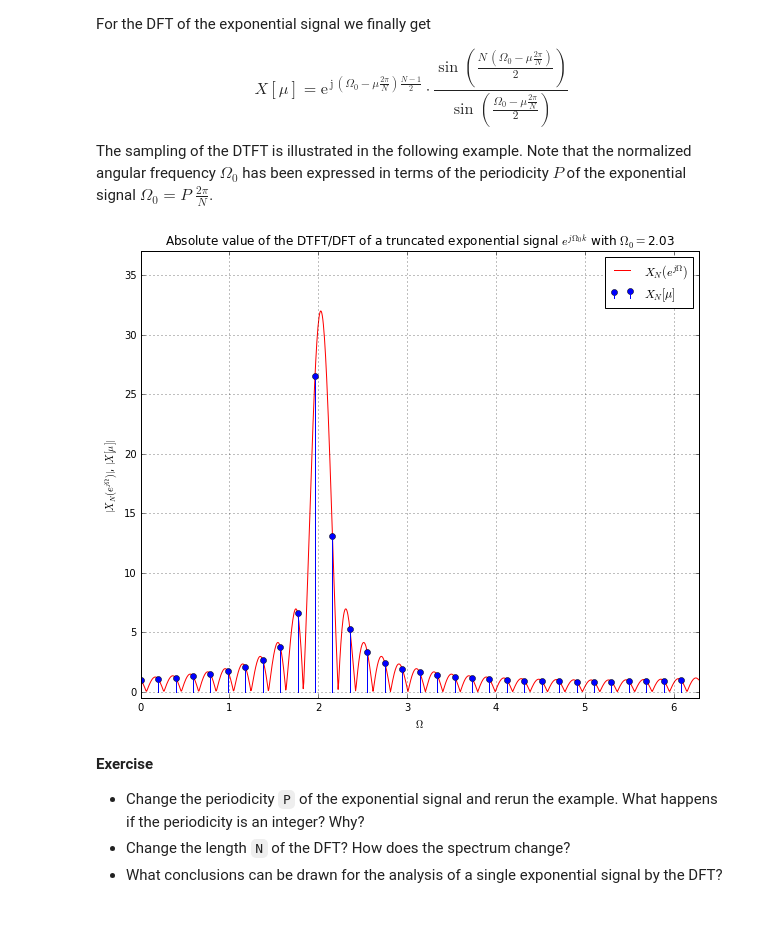
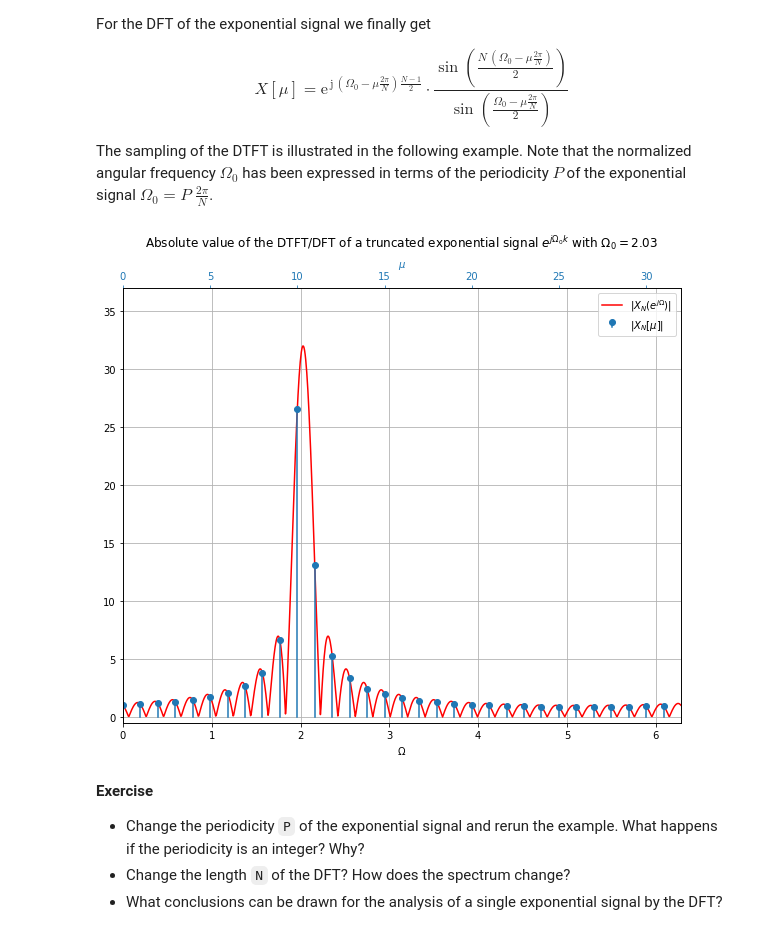
Before and after one commit to spatialaudio/digital-signal-processing-lecture, a Jupyter notebook: spectral_analysis_deterministic_signals/leakage_effect.ipynb, the cells around one changed output. Saved outputs shown, nothing was run; the diff lists cells and outputs as text; code cells hidden in the pictures.

Commit message:
Added second axis to DFT/DTFT figures, fixes for updated matplotlib

```diff
--- a/spectral_analysis_deterministic_signals/leakage_effect.ipynb
+++ b/spectral_analysis_deterministic_signals/leakage_effect.ipynb
@@ -149,37 +149,41 @@ The sampling of the DTFT is illustrated in the following example. Note that the
 # %%
 N = 32  # length of the signal
 P = 10.33  # periodicity of the exponential signal
 Om0 = P * (2*np.pi/N)  # frequency of exponential signal
 
 
 # truncated exponential signal
-x = np.exp(1j*Om0*np.arange(N))
+k = np.arange(N)
+x = np.exp(1j*Om0*k)
 
 # DTFT of finite length exponential signal (analytic)
 Om = np.linspace(0, 2*np.pi, num=1024)
 Xw = np.exp(-1j*(Om-Om0)*(N-1)/2)*(np.sin(N*(Om-Om0)/2))/(np.sin((Om-Om0)/2))
 
 # DFT of the exponential signal by FFT
 X = np.fft.fft(x)
 mu = np.arange(N) * 2*np.pi/N
 
 # plot spectra
 plt.figure(figsize = (10, 8))
-plt.hold(True)
+ax1 = plt.gca()
 
-plt.plot(Om, abs(Xw), 'r', label=r'$X_N(e^{j \Omega})$')
-plt.stem(mu, abs(X), label=r'$X_N[\mu]$', basefmt=' ')
-plt.title(r'Absolute value of the DTFT/DFT of a truncated exponential signal $e^{j \Omega_0 k}$ with $\Omega_0=$%2.2f' %Om0)
+plt.plot(Om, abs(Xw), 'r', label=r'$|X_N(e^{j \Omega})|$')
+plt.stem(mu, abs(X), label=r'$|X_N[\mu]|$', basefmt=' ')
+plt.ylim([-0.5, N+5]);
+plt.title(r'Absolute value of the DTFT/DFT of a truncated exponential signal $e^{j \Omega_0 k}$ with $\Omega_0=$%2.2f' %Om0, y=1.08)
+plt.legend()
 
-plt.xlabel(r'$\Omega$')
-plt.ylabel(r'$|X_N(e^{j \Omega})|$, $|X[\mu]|$')
-plt.axis([0, 2*np.pi, -0.5, N+5]);
-plt.legend()
-plt.grid()
+ax1.set_xlabel(r'$\Omega$')
+ax1.set_xlim([Om[0], Om[-1]])
+ax1.grid()
 
-plt.show()
+ax2 = ax1.twiny()
+ax2.set_xlim([0, N])
+ax2.set_xlabel(r'$\mu$', color='C0')
+ax2.tick_params('x', colors='C0')
 # %% [output]
-[figure, old version]
+[figure, new version]
 # %% [markdown]
 **Exercise**
 
```
Also changed, not shown: parts of 4 cells of this notebook, 3 other files.
